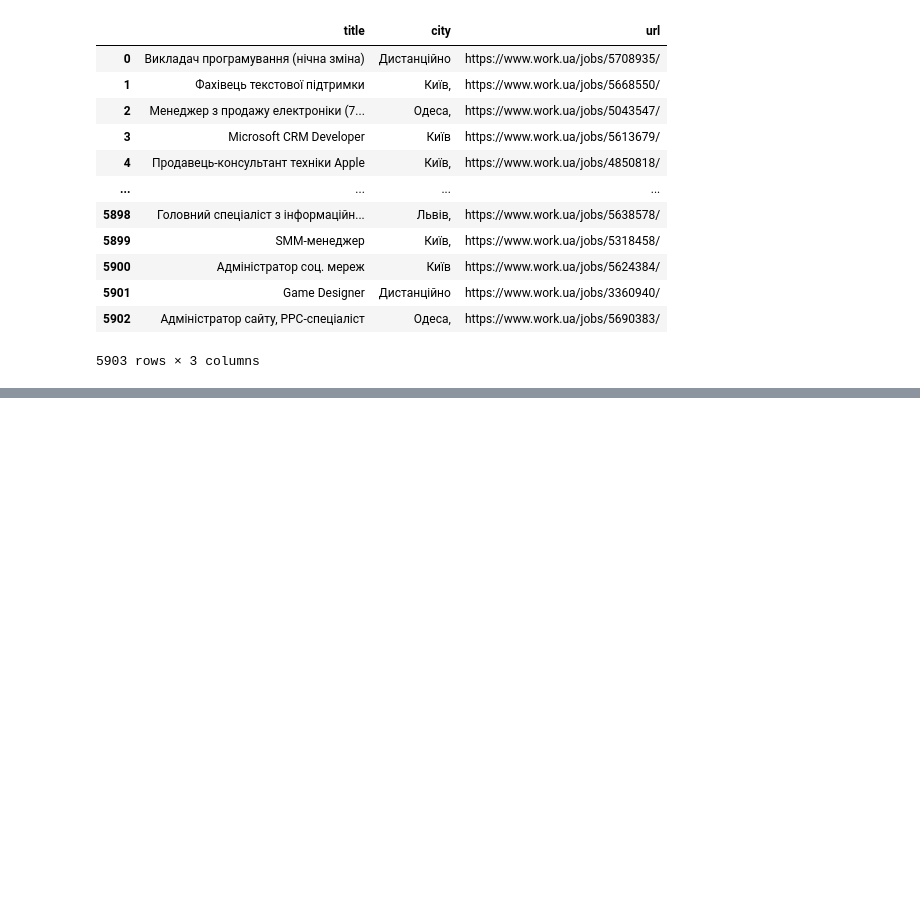
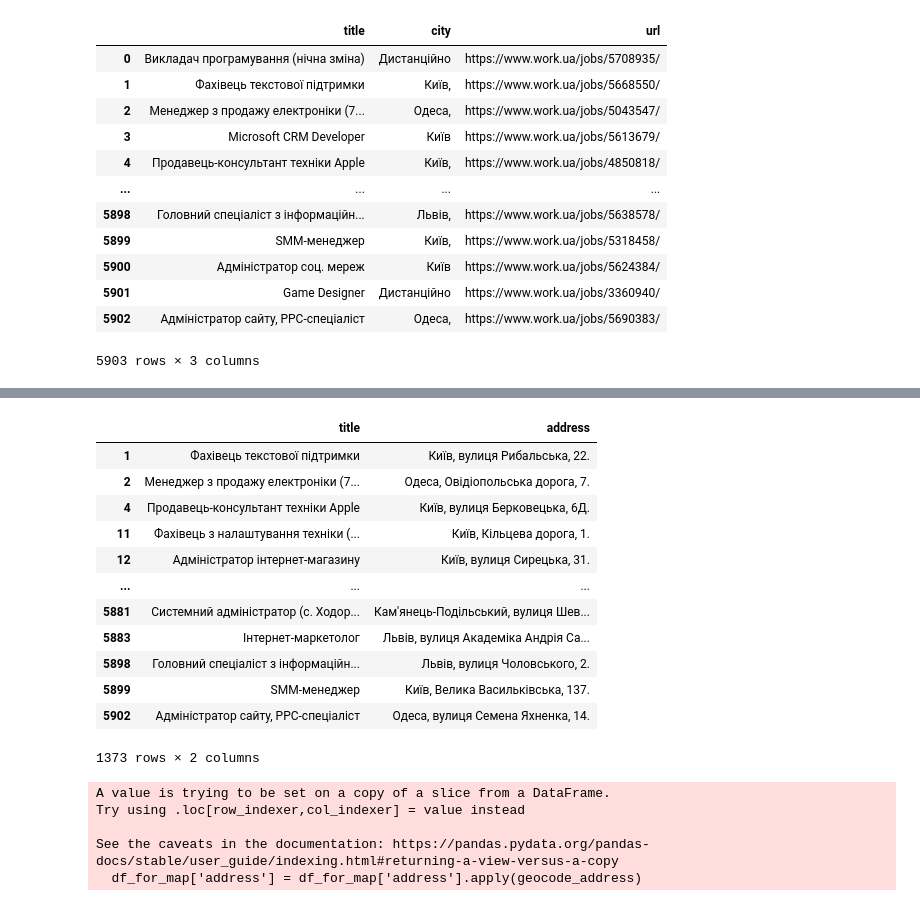
Before and after one commit to Acidinface/Scrapping, a Jupyter notebook: pet/job_analysis.ipynb, the cells around one changed output, grey strips where cells are left out. Cells and saved outputs as stored; diff of their text form; code cells hidden in the pictures; blank space fills up the shorter version.

```diff
--- a/pet/job_analysis.ipynb
+++ b/pet/job_analysis.ipynb
@@ -77,0 +59,17 @@ df
+# %%
+def count_salaryI(salary_list):
+    try:
+        salary_list = list(map(lambda x: int(x), salary_list))
+    except:
+        return np.nan
+    if salary_list is None:
+        return np.nan
+    elif (num_ele:=len(salary_list)) > 1:
+        return sum(salary_list)/num_ele
+    else: return salary_list[0]
+# %%
+office_df = df[~df['city'].str.contains('Дистанційно', case=False)]
+office_df['address'] = office_df['address'].apply(lambda x: np.nan if x is None else x)
+office_df['salary'] = office_df['salary'].apply(count_salaryI)
+office_df = office_df.dropna()
+office_df.head()
@@ -77,0 +93,3 @@ df
+# %%
+clean_office_df = office_df[~(office_df['city'] == office_df['address'])]
+clean_office_df
@@ -77,0 +110,17 @@ df
+# %%
+df_for_map = clean_office_df[['title', 'address', 'description']]
+df_for_map
+# %% [output]
+|  | title | address |
+| 1 | Фахівець текстової підтримки | Київ, вулиця Рибальська, 22. |
+| 2 | Менеджер з продажу електроніки (7... | Одеса, Овідіопольська дорога, 7. |
+| 4 | Продавець-консультант техніки Apple | Київ, вулиця Берковецька, 6Д. |
+| 11 | Фахівець з налаштування техніки (... | Київ, Кільцева дорога, 1. |
+| 12 | Адміністратор інтернет-магазину | Київ, вулиця Сирецька, 31. |
+| ... | ... | ... |
+| 5881 | Системний адміністратор (с. Ходор... | Кам'янець-Подільський, вулиця Шев... |
+| 5883 | Інтернет-маркетолог | Львів, вулиця Академіка Андрія Са... |
+| 5898 | Головний спеціаліст з інформаційн... | Львів, вулиця Чоловського, 2. |
+| 5899 | SMM-менеджер | Київ, Велика Васильківська, 137. |
+| 5902 | Адміністратор сайту, PPC-спеціаліст | Одеса, вулиця Семена Яхненка, 14. |
+1373 rows × 2 columns
@@ -77,0 +137,9 @@ df
+# %%
+geolocator = Nominatim(user_agent="myGeocoder")
+df_for_map['lat_long'] = df_for_map['address'].apply(geocode_address)
+# %% [output]
+A value is trying to be set on a copy of a slice from a DataFrame.
+Try using .loc[row_indexer,col_indexer] = value instead
+
+See the caveats in the documentation: https://pandas.pydata.org/pandas-docs/stable/user_guide/indexing.html#returning-a-view-versus-a-copy
+  df_for_map['address'] = df_for_map['address'].apply(geocode_address)
```
Also changed, not shown: parts of 12 cells of this notebook, 1 other file.
